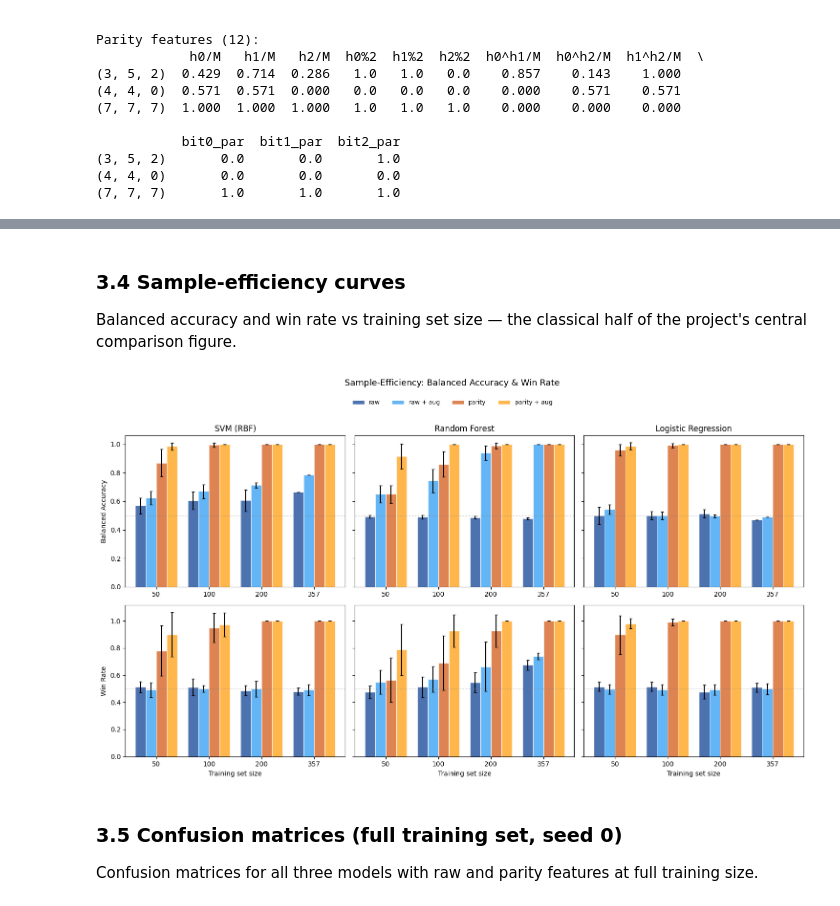
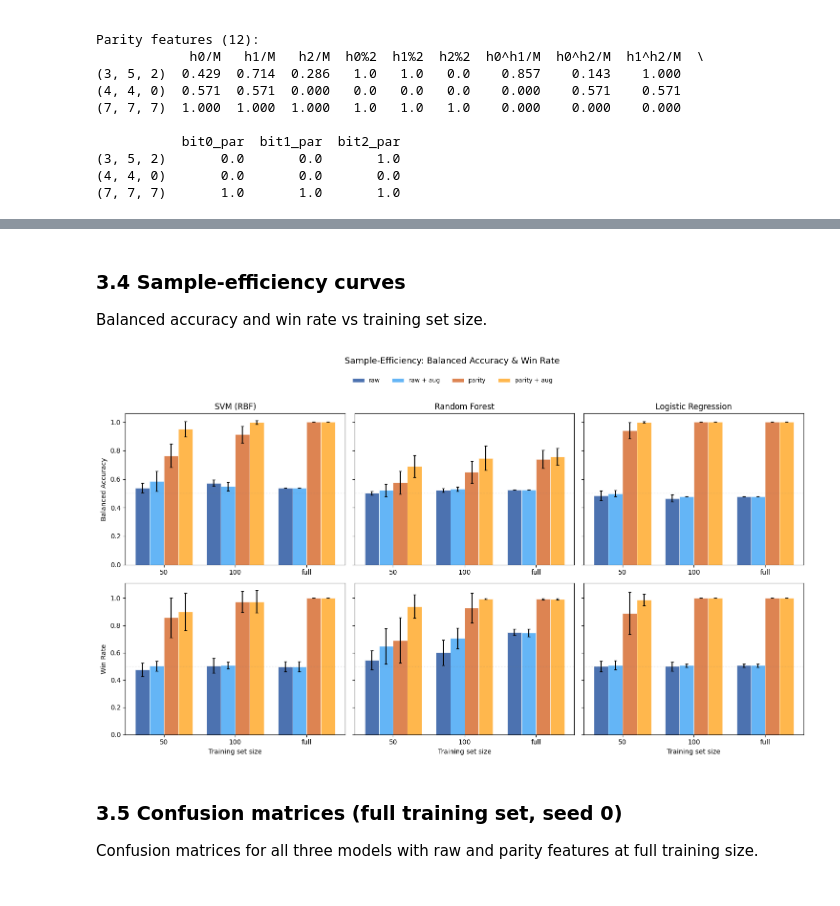
Before and after one commit to gelbh/comp47950-qml-project, a Jupyter notebook: notebooks/qml_project.ipynb, the cells around one changed output, grey strips where cells are left out. Saved outputs shown, nothing was run; the diff lists cells and outputs as text; code cells hidden in the pictures.

```diff
--- a/notebooks/qml_project.ipynb
+++ b/notebooks/qml_project.ipynb
@@ -310,6 +296,6 @@ IID split sizes (M = 7, stratified by win/loss):
 # %%
 print("Training-size subsets for sample-efficiency sweep:")
-for key in [50, 100, 200, "full"]:
+for key in [50, 100, "full"]:
     s = subsets[key]
     print(f"  {str(key):>4s}: {s.size} samples")
 # %% [output]
@@ -399,7 +384,7 @@ print("Augmentation expansion by training-size subset:\n")
 print(f"{'Subset':>8}  {'Original':>8}  {'Augmented':>9}  {'No-dedup':>8}  {'Factor':>7}")
 print("-" * 52)
 
-for key in [50, 100, 200, "full"]:
+for key in [50, 100, "full"]:
     sub = subsets[key]
     X_aug, y_aug = augment_s3(sub.X, sub.y, deduplicate=True)
     X_aug_nd, _ = augment_s3(sub.X, sub.y, deduplicate=False)
@@ -408,9 +393,9 @@ for key in [50, 100, 200, "full"]:
           f"{len(X_aug)/sub.size:>6.2f}×")
 
 # --- Canonical ordering of the training set ---
-X_canon, sort_perms = canonical_order(iid.X_train)
+X_canon, sort_perms = canonical_order(ood.X_train)
 n_unique_canon = len(np.unique(X_canon, axis=0))
-print(f"\nIID training set: {len(iid.X_train)} rows → "
+print(f"\nTraining set (M≤5): {len(ood.X_train)} rows → "
       f"{n_unique_canon} unique canonical forms")
 # %% [output]
 Augmentation expansion by training-size subset:
@@ -532,17 +516,17 @@ We run the full sweep over 3 models $\times$ 2 feature sets $\times$ 2 symmetry
 # %%
-iid_sweep = run_classical_sweep(
-    iid.X_train, iid.y_train,
-    iid.X_test, iid.y_test,
+sweep = run_classical_sweep(
+    ood.X_train, ood.y_train,
+    ood.X_test, ood.y_test,
     model_names=["SVM (RBF)", "Random Forest", "Logistic Regression"],
     feature_sets=["raw", "parity"],
     symmetry_variants=["none", "augmented"],
-    train_sizes=[50, 100, 200, "full"],
+    train_sizes=[50, 100, "full"],
     seeds=list(range(10)),
     M=7,
-    regime="iid",
+    regime="ood",
     compute_win_rate=True,
     n_games_win_rate=200,
-    mlflow_experiment="classical-baselines-iid",
+    mlflow_experiment="classical-baselines-ood",
     verbose=True,
 )
 # %% [output]
@@ -568,8 +554,8 @@ iid_sweep = run_classical_sweep(
 
 Mean $\pm$ std over 10 seeds for balanced accuracy, MCC, and win rate at each training size.
 # %%
-iid_df = iid_sweep.to_dataframe()
-iid_summary = iid_sweep.summary()
+sweep_df = sweep.to_dataframe()
+sweep_summary = sweep.summary()
 
 display_cols = [
     "model", "feature_set", "symmetry", "train_size",
@@ -577,7 +563,7 @@ display_cols = [
     "mcc_mean", "mcc_std",
     "win_rate_mean", "win_rate_std",
 ]
-summary_display = iid_summary[display_cols].copy()
+summary_display = sweep_summary[display_cols].copy()
 for col in ["balanced_accuracy_mean", "balanced_accuracy_std", "mcc_mean", "mcc_std",
              "win_rate_mean", "win_rate_std"]:
     summary_display[col] = summary_display[col].round(3)
@@ -605,7 +591,7 @@ summary_display
 # %% [markdown]
 ### 3.4 Sample-efficiency curves
 
-Balanced accuracy and win rate vs training set size — the classical half of the project's central comparison figure.
+Balanced accuracy and win rate vs training set size.
 # %%
 models = ["SVM (RBF)", "Random Forest", "Logistic Regression"]
 configs = [
@@ -621,7 +607,7 @@ metrics = [
     ("win_rate", "Win Rate"),
 ]
 
-train_sizes = sorted(iid_df["train_size"].unique())
+train_sizes = sorted(sweep_df["train_size"].unique())
 n_sizes = len(train_sizes)
 n_bars = len(configs)
 bar_width = 0.8 / n_bars
@@ -635,39 +621,40 @@ for row, (metric, metric_label) in enumerate(metrics):
         for b, ((fs, sym), label, color) in enumerate(
             zip(configs, config_labels, config_colors)
         ):
             mask = (
-                (iid_df["model"] == model)
-                & (iid_df["feature_set"] == fs)
-                & (iid_df["symmetry"] == sym)
+                (sweep_df["model"] == model)
+                & (sweep_df["feature_set"] == fs)
+                & (sweep_df["symmetry"] == sym)
             )
-            grouped = iid_df[mask].groupby("train_size")[metric].agg(["mean", "std"])
+            grouped = sweep_df[mask].groupby("train_size")[metric].agg(["mean", "std"])
             grouped = grouped.reindex(train_sizes)
             x = np.arange(n_sizes) + b * bar_width
             ax.bar(
                 x, grouped["mean"], bar_width,
                 yerr=grouped["std"], label=label if (row == 0 and col == 0) else None,
                 color=color, capsize=2, edgecolor="white", linewidth=0.5,
             )
         ax.set_xticks(np.arange(n_sizes) + bar_width * (n_bars - 1) / 2)
-        ax.set_xticklabels(train_sizes)
+        ax.set_xticklabels([str(s) if s != 215 else "full" for s in train_sizes])
         ax.axhline(0.5, color="grey", linestyle=":", alpha=0.5, linewidth=0.8)
         if row == len(metrics) - 1:
             ax.set_xlabel("Training set size")
         if col == 0:
             ax.set_ylabel(metric_label)
         if row == 0:
             ax.set_title(model)
 
 fig.legend(
     *axes[0, 0].get_legend_handles_labels(),
     loc="upper center", ncol=n_bars, frameon=False,
     bbox_to_anchor=(0.5, 1.02), fontsize=9,
 )
 fig.suptitle("Sample-Efficiency: Balanced Accuracy & Win Rate", y=1.06, fontsize=13)
 plt.tight_layout()
+fig.savefig("../presentation/figures/sample_efficiency_ood.png", dpi=200, bbox_inches="tight")
 plt.show()
 # %% [output]
-[figure, old version]
+[figure, new version]
 # %% [markdown]
 ### 3.5 Confusion matrices (full training set, seed 0)
 
```
Also changed, not shown: parts of 36 cells of this notebook.
